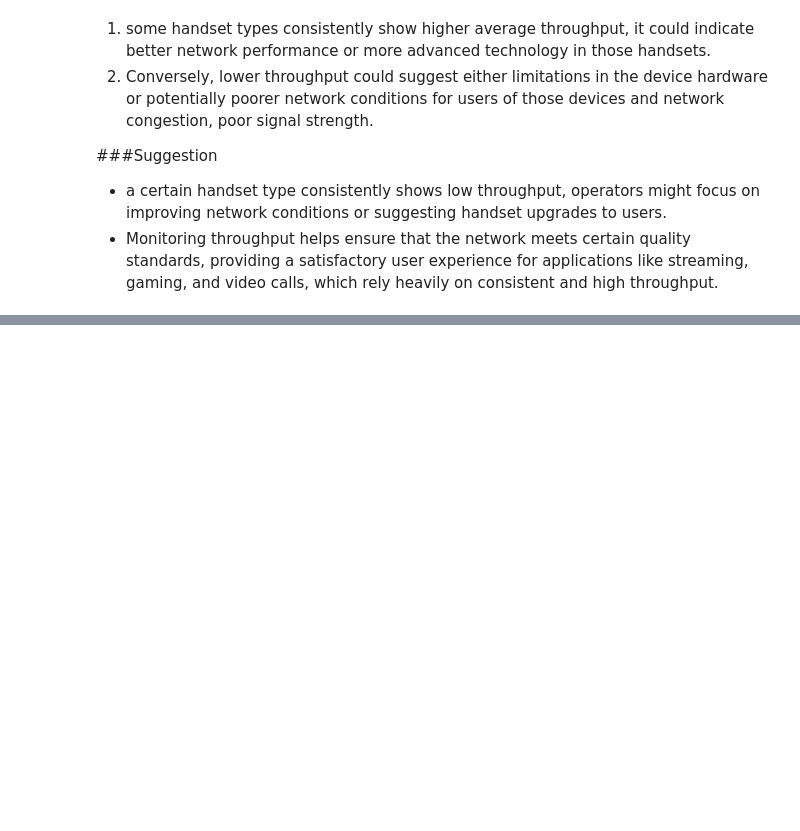
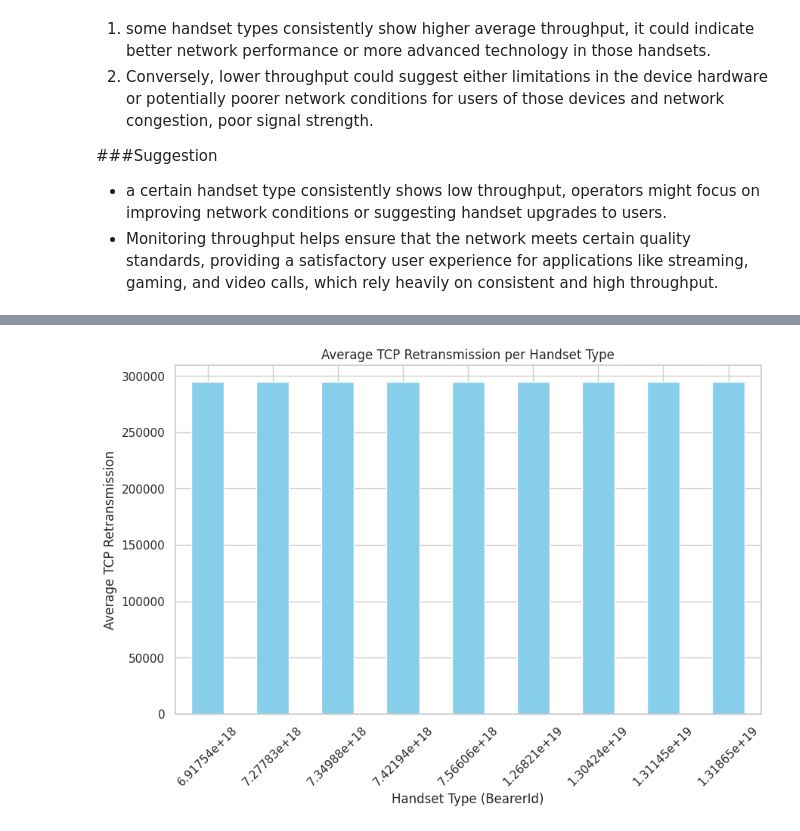
Before and after one commit to santoshdhalwalkar/Telecommunication, a Jupyter notebook: Task_3.ipynb, the cells around one changed output, grey strips where cells are left out. Cells and saved outputs as stored; diff of their text form; code cells hidden in the pictures; blank space fills up the shorter version.

```diff
--- a/Task_3.ipynb
+++ b/Task_3.ipynb
@@ -282,0 +287,14 @@ plt.show()
+# %%
+# Calculate the average TCP retransmission per handset type
+tcp_retransmission_per_handset = df_result.groupby('BearerId')['Avg_TCP_Retransmission'].mean()
+
+# Plot the results as a bar chart
+plt.figure(figsize=(10, 6))
+tcp_retransmission_per_handset.plot(kind='bar', color='skyblue')
+plt.title('Average TCP Retransmission per Handset Type')
+plt.xlabel('Handset Type (BearerId)')
+plt.ylabel('Average TCP Retransmission')
+plt.xticks(rotation=45)
+plt.show()
+# %% [output]
+[figure, added]
```
Also changed, not shown: parts of 10 cells of this notebook.
